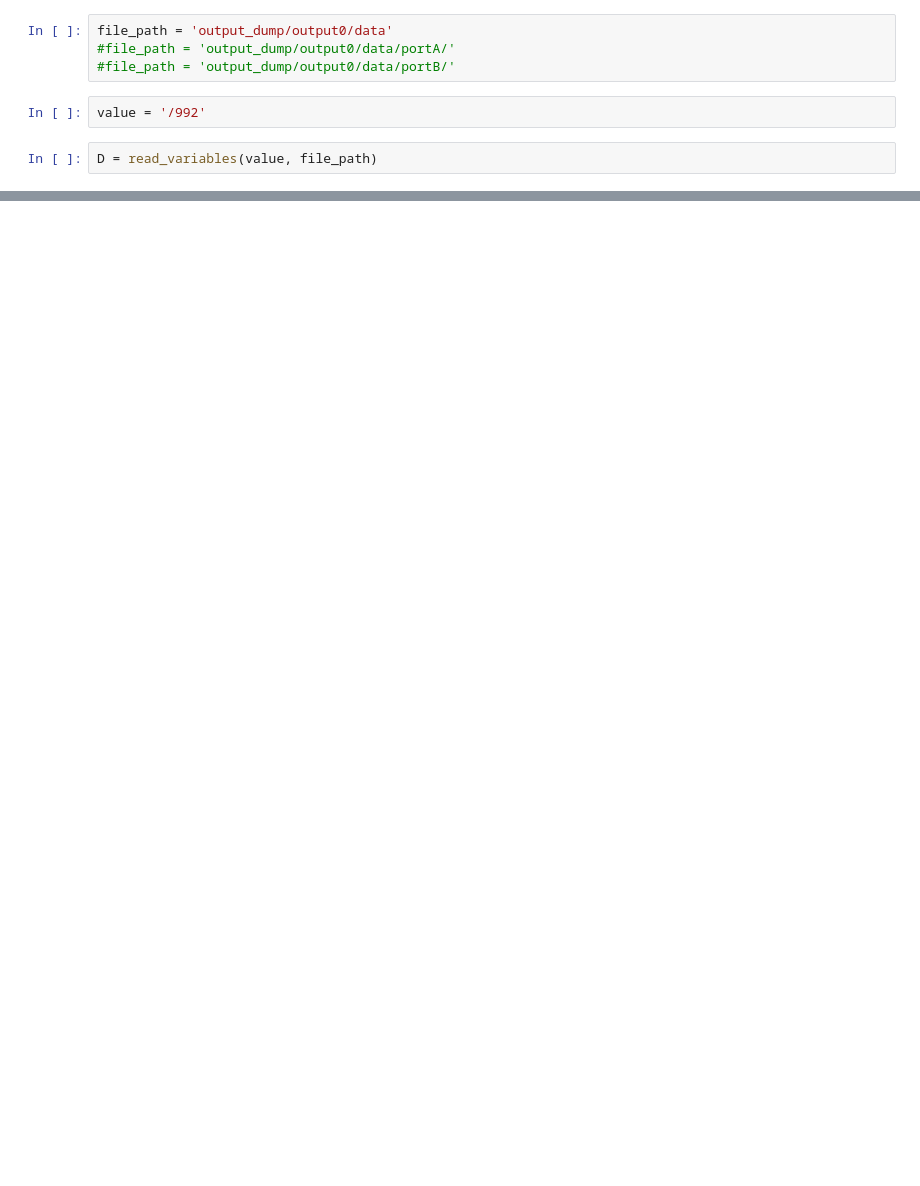
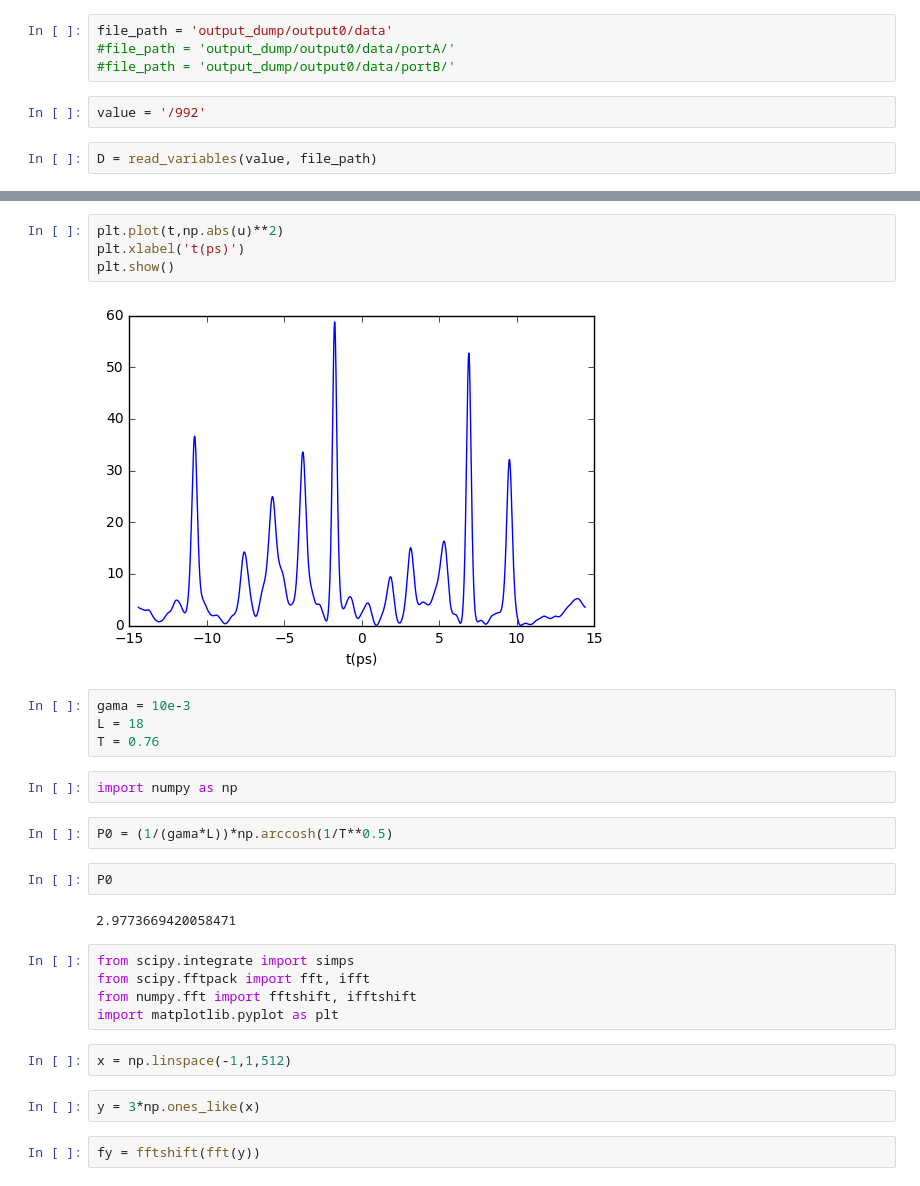
Before and after one commit to ibegleris/w-fopo, a Jupyter notebook: Post processing specific.ipynb, the cells around one changed output, grey strips where cells are left out. Saved outputs shown, nothing was run; the diff lists cells and outputs as text; blank space fills up the shorter version.

```diff
--- a/Post processing specific.ipynb
+++ b/Post processing specific.ipynb
@@ -50,0 +114,29 @@ plt.show()
+# %%
+plt.plot(t,np.abs(u)**2)
+plt.xlabel('t(ps)')
+plt.show()
+# %% [output]
+[figure, added]
+# %%
+gama = 10e-3
+L = 18
+T = 0.76
+# %%
+import numpy as np
+# %%
+P0 = (1/(gama*L))*np.arccosh(1/T**0.5)
+# %%
+P0
+# %% [output]
+2.9773669420058471
+# %%
+from scipy.integrate import simps
+from scipy.fftpack import fft, ifft
+from numpy.fft import fftshift, ifftshift
+import matplotlib.pyplot as plt
+# %%
+x = np.linspace(-1,1,512)
+# %%
+y = 3*np.ones_like(x)
+# %%
+fy = fftshift(fft(y))
```
Also changed, not shown: parts of 61 cells of this notebook, 8 other files.
